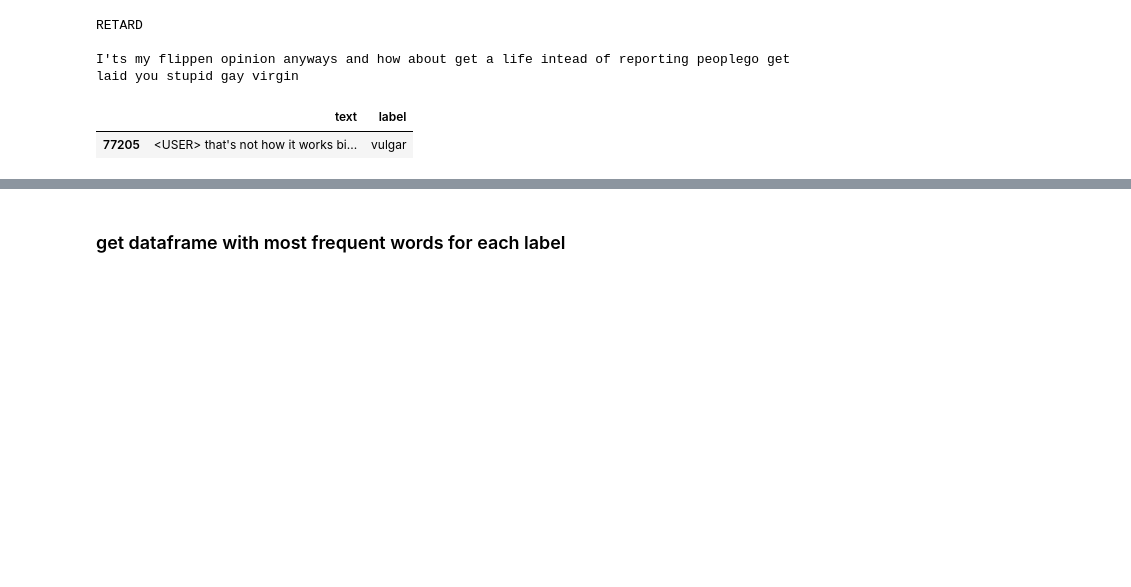
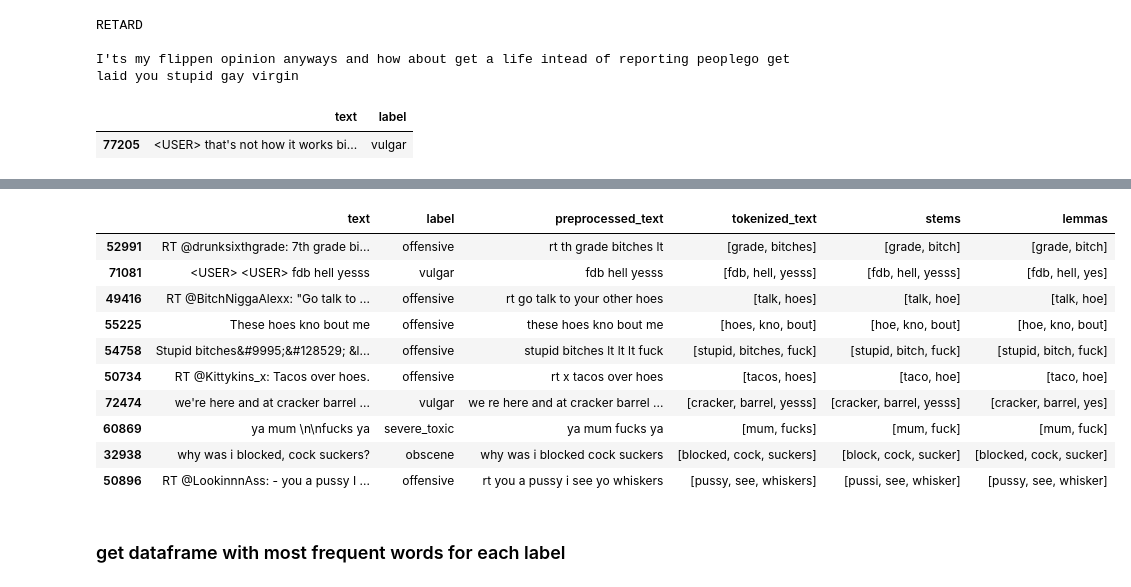
Before and after one commit to pushkill/NLP-project, a Jupyter notebook: analysis_jus.ipynb, the cells around one changed output, grey strips where cells are left out. Cells and saved outputs as stored; diff of their text form; code cells hidden in the pictures; blank space fills up the shorter version.

```diff
--- a/analysis_jus.ipynb
+++ b/analysis_jus.ipynb
@@ -116,3 +120,17 @@ df.head()
+# %%
+df[(df['lemmas']!=df['tokenized_text']) & (df['lemmas'].str.len() < 4)].sample(10)
+# %% [output]
+|  | text | label | preprocessed_text | tokenized_text | stems | lemmas |
+| 52991 | RT @drunksixthgrade: 7th grade bi... | offensive | rt th grade bitches lt | [grade, bitches] | [grade, bitch] | [grade, bitch] |
+| 71081 | <USER> <USER> fdb hell yesss | vulgar | fdb hell yesss | [fdb, hell, yesss] | [fdb, hell, yesss] | [fdb, hell, yes] |
+| 49416 | RT @BitchNiggaAlexx: "Go talk to ... | offensive | rt go talk to your other hoes | [talk, hoes] | [talk, hoe] | [talk, hoe] |
+| 55225 | These hoes kno bout me | offensive | these hoes kno bout me | [hoes, kno, bout] | [hoe, kno, bout] | [hoe, kno, bout] |
+| 54758 | Stupid bitches&#9995;&#128529; &l... | offensive | stupid bitches lt lt lt fuck | [stupid, bitches, fuck] | [stupid, bitch, fuck] | [stupid, bitch, fuck] |
+| 50734 | RT @Kittykins_x: Tacos over hoes. | offensive | rt x tacos over hoes | [tacos, hoes] | [taco, hoe] | [taco, hoe] |
+| 72474 | we're here and at cracker barrel ... | vulgar | we re here and at cracker barrel ... | [cracker, barrel, yesss] | [cracker, barrel, yesss] | [cracker, barrel, yes] |
+| 60869 | ya mum \n\nfucks ya | severe_toxic | ya mum fucks ya | [mum, fucks] | [mum, fuck] | [mum, fuck] |
+| 32938 | why was i blocked, cock suckers? | obscene | why was i blocked cock suckers | [blocked, cock, suckers] | [block, cock, sucker] | [blocked, cock, sucker] |
+| 50896 | RT @LookinnnAss: - you a pussy I ... | offensive | rt you a pussy i see yo whiskers | [pussy, see, whiskers] | [pussi, see, whisker] | [pussy, see, whisker] |
 # %% [markdown]
 ### get dataframe with most frequent words for each label
 # %%
```
Also changed, not shown: parts of 12 cells of this notebook, 5 other files.
